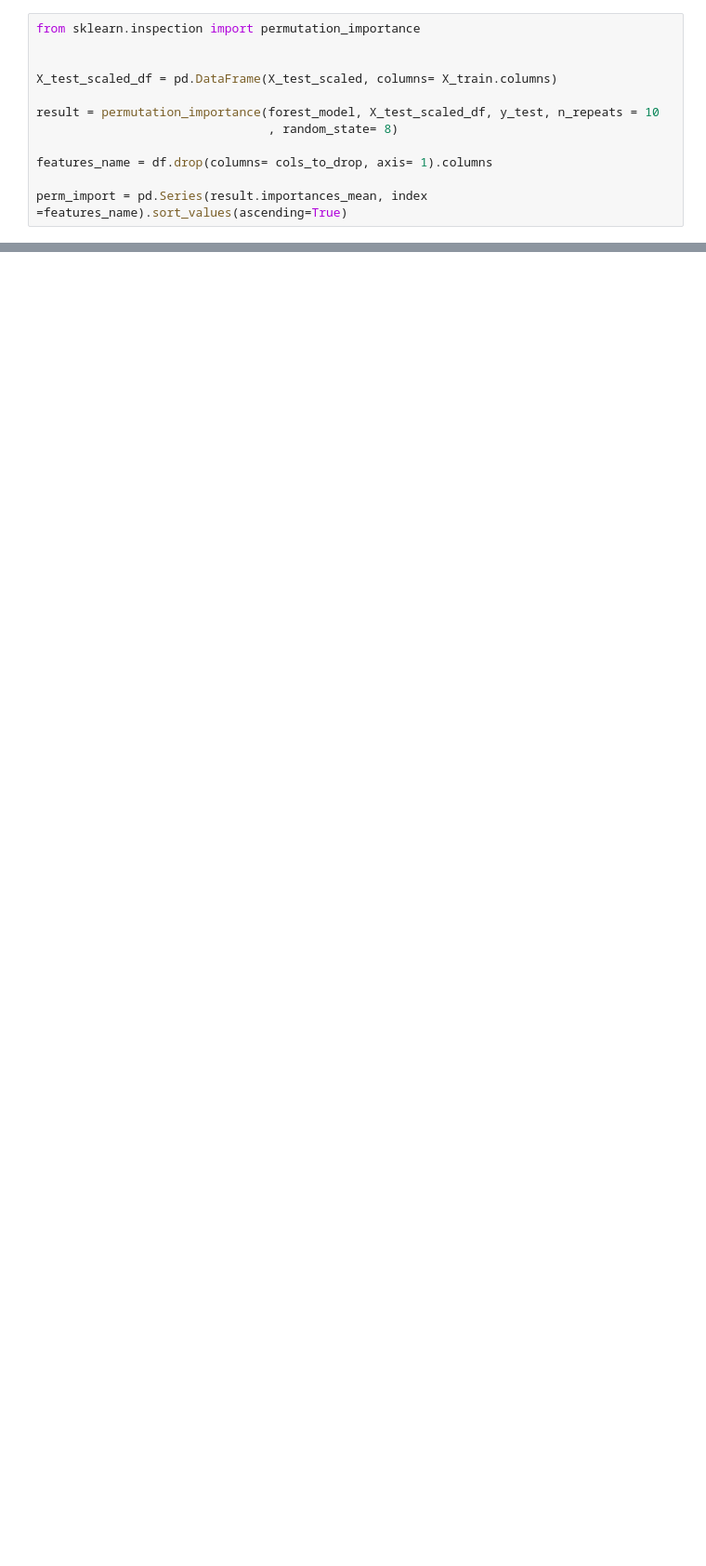
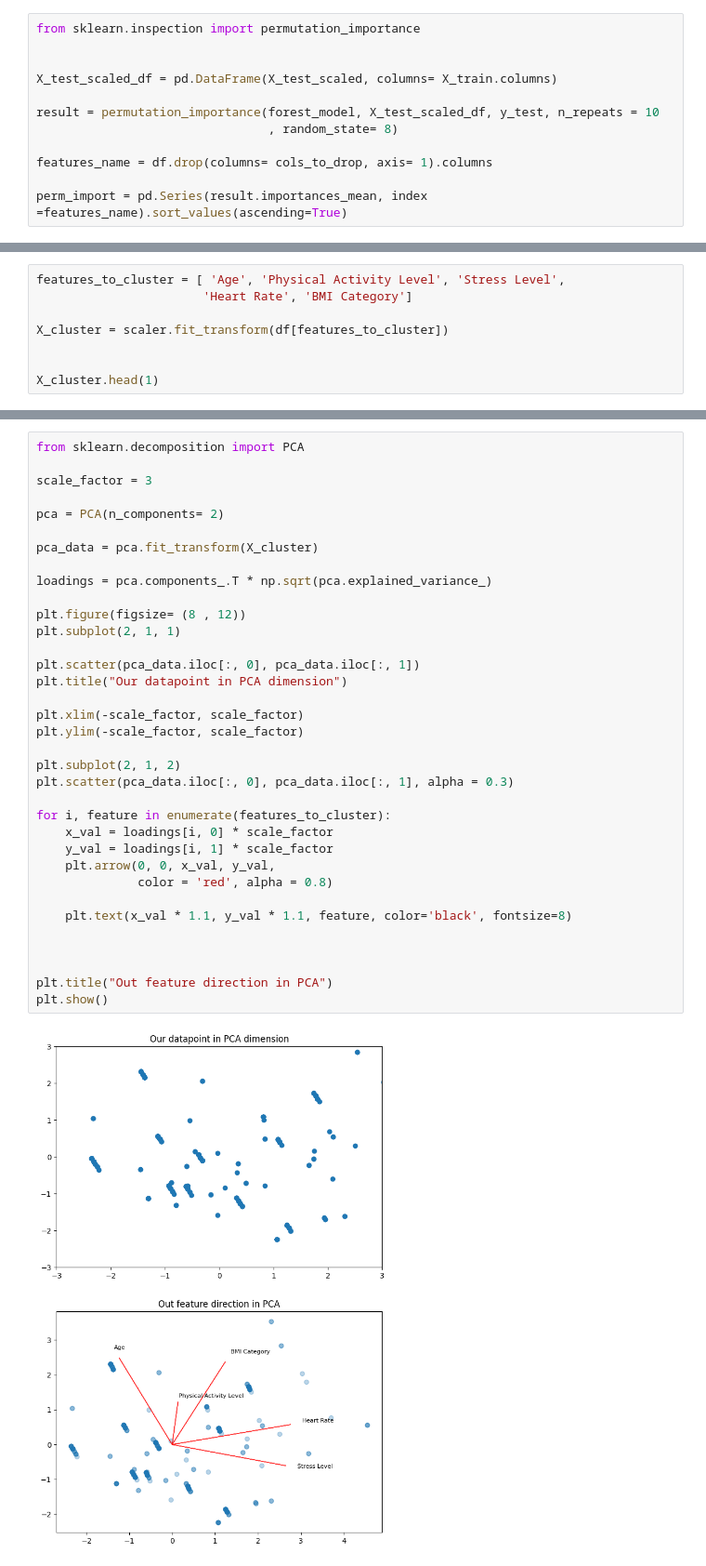
Before and after one commit to Doug-Vo/ML-Self-Project, a Jupyter notebook: Spring_2026/Sleep.ipynb, the cells around one changed output, grey strips where cells are left out. Shown at 93% size. Drawn from its saved outputs; the diff is of its cells as text; blank space fills up the shorter version.

Commit message:
MSP-4-Clustering

```diff
--- a/Spring_2026/Sleep.ipynb
+++ b/Spring_2026/Sleep.ipynb
@@ -440,0 +440,8 @@ plt.show()
+# %%
+features_to_cluster = [ 'Age', 'Physical Activity Level', 'Stress Level',
+                       'Heart Rate', 'BMI Category']
+
+X_cluster = scaler.fit_transform(df[features_to_cluster])
+
+
+X_cluster.head(1)
@@ -440,0 +451,37 @@ plt.show()
+# %%
+from sklearn.decomposition import PCA
+
+scale_factor = 3
+
+pca = PCA(n_components= 2)
+
+pca_data = pca.fit_transform(X_cluster)
+
+loadings = pca.components_.T * np.sqrt(pca.explained_variance_)
+
+plt.figure(figsize= (8 , 12))
+plt.subplot(2, 1, 1)
+
+plt.scatter(pca_data.iloc[:, 0], pca_data.iloc[:, 1])
+plt.title("Our datapoint in PCA dimension")
+
+plt.xlim(-scale_factor, scale_factor)
+plt.ylim(-scale_factor, scale_factor)
+
+plt.subplot(2, 1, 2)
+plt.scatter(pca_data.iloc[:, 0], pca_data.iloc[:, 1], alpha = 0.3)
+
+for i, feature in enumerate(features_to_cluster):
+    x_val = loadings[i, 0] * scale_factor
+    y_val = loadings[i, 1] * scale_factor
+    plt.arrow(0, 0, x_val, y_val,
+              color = 'red', alpha = 0.8)
+
+    plt.text(x_val * 1.1, y_val * 1.1, feature, color='black', fontsize=8)
+
+
+
+plt.title("Out feature direction in PCA")
+plt.show()
+# %% [output]
+[figure, added]
```
Also changed, not shown: parts of 17 cells of this notebook.
